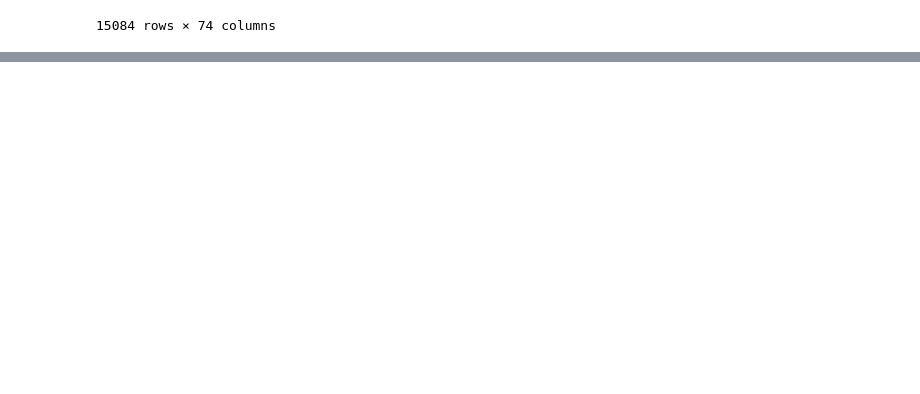
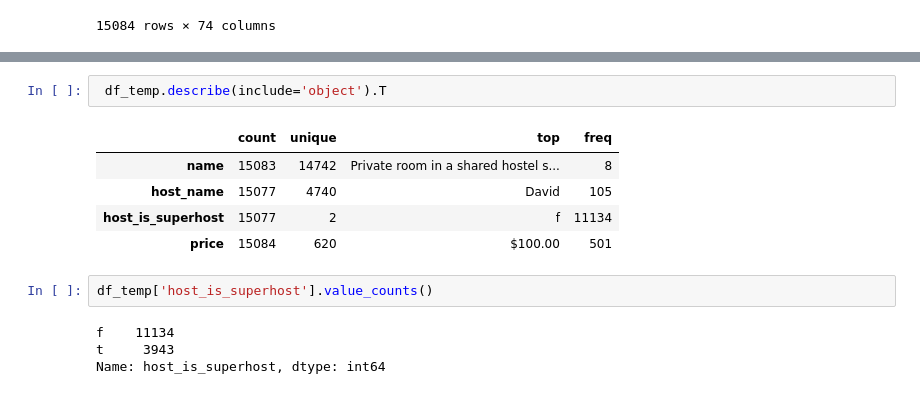
Before and after one commit to data301-2021-winter1/project-group11-project, a Jupyter notebook: notebooks/analysis1.ipynb, the cells around one changed output, grey strips where cells are left out. Drawn from its saved outputs; the diff is of its cells as text; blank space fills up the shorter version.

```diff
--- a/notebooks/analysis1.ipynb
+++ b/notebooks/analysis1.ipynb
@@ -28,0 +121,14 @@ df
+# %%
+ df_temp.describe(include='object').T
+# %% [output]
+|  | count | unique | top | freq |
+| name | 15083 | 14742 | Private room in a shared hostel s... | 8 |
+| host_name | 15077 | 4740 | David | 105 |
+| host_is_superhost | 15077 | 2 | f | 11134 |
+| price | 15084 | 620 | $100.00 | 501 |
+# %%
+df_temp['host_is_superhost'].value_counts()
+# %% [output]
+f    11134
+t     3943
+Name: host_is_superhost, dtype: int64
```
Also changed, not shown: parts of 14 cells of this notebook.
